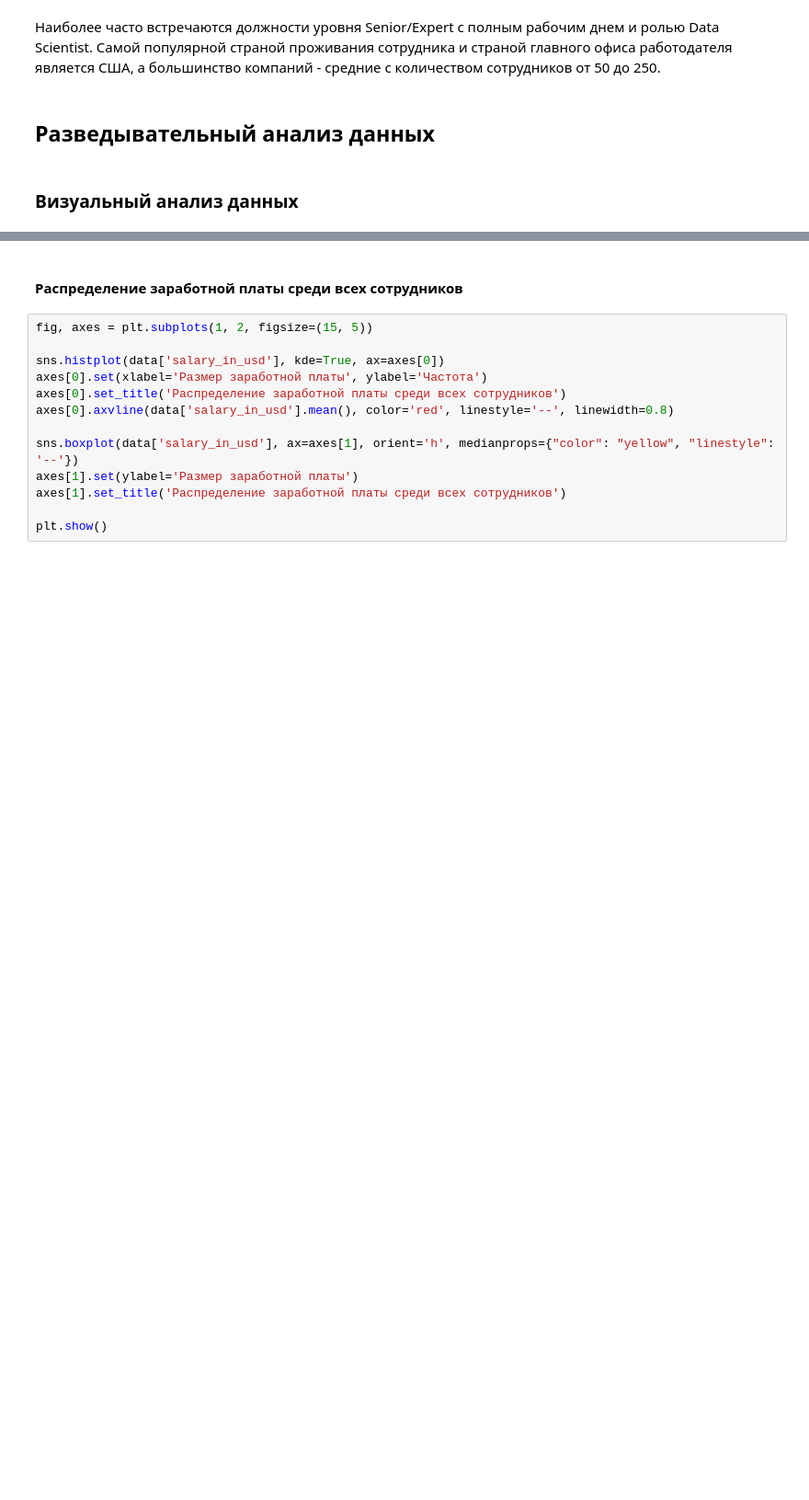
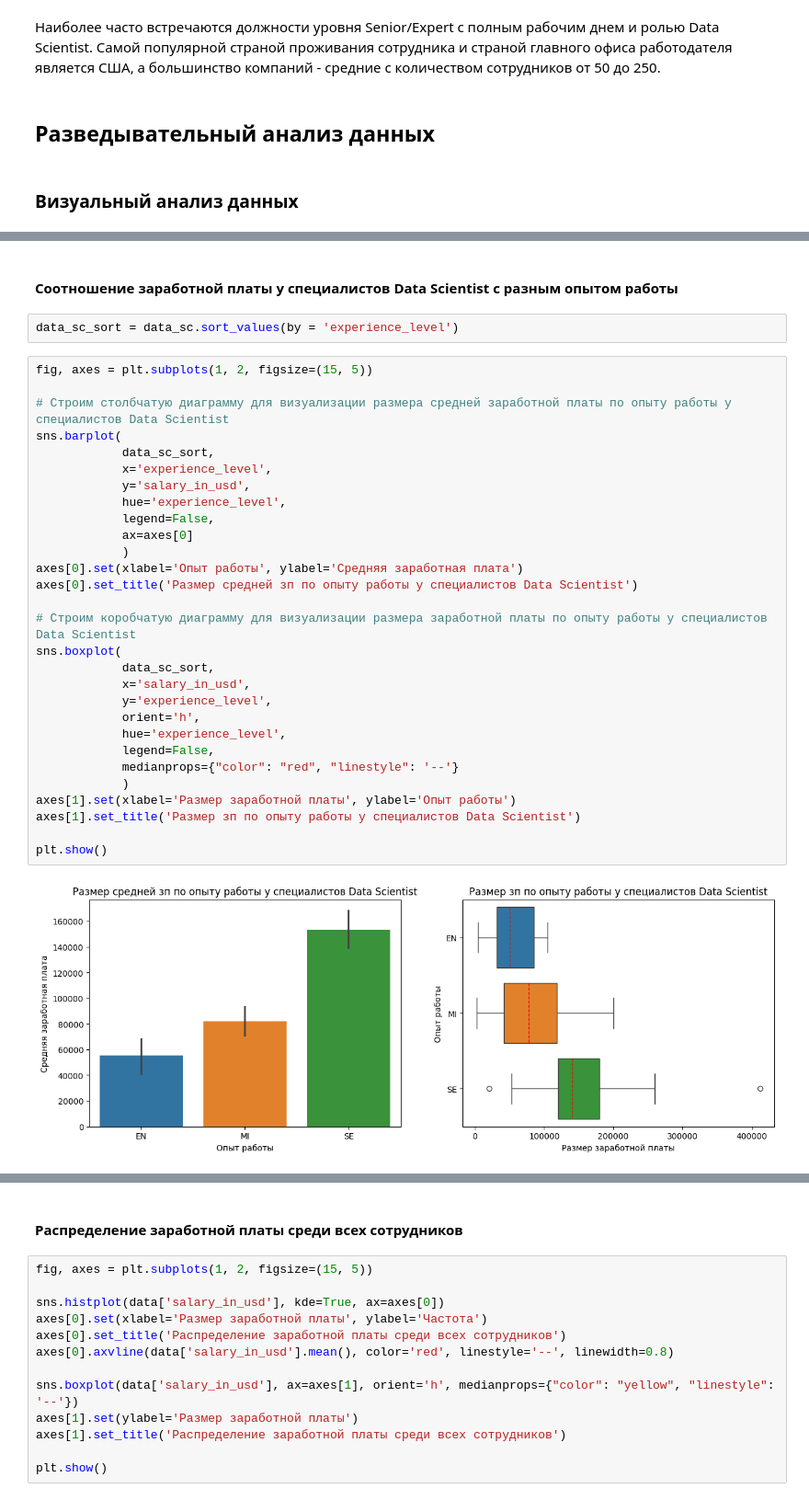
Before and after one commit to LNarnia/new_DS, a Jupyter notebook: Skillfactory/EDA_4/Исследование_данных_HR_агенства.ipynb, the cells around one changed output, grey strips where cells are left out. Shown at 92% size. Saved outputs shown, nothing was run; the diff lists cells and outputs as text; blank space fills up the shorter version.

```diff
--- a/Skillfactory/EDA_4/Исследование_данных_HR_агенства.ipynb
+++ b/Skillfactory/EDA_4/Исследование_данных_HR_агенства.ipynb
@@ -130,0 +311,35 @@ data.describe(include=['object'])
+# %% [markdown]
+#### Соотношение заработной платы у специалистов Data Scientist с разным опытом работы
+# %%
+data_sc_sort = data_sc.sort_values(by = 'experience_level')
+# %%
+fig, axes = plt.subplots(1, 2, figsize=(15, 5))
+
+# Строим столбчатую диаграмму для визуализации размера средней заработной платы по опыту работы у специалистов Data Scientist
+sns.barplot(
+            data_sc_sort,
+            x='experience_level',
+            y='salary_in_usd',
+            hue='experience_level',
+            legend=False,
+            ax=axes[0]
+            )
+axes[0].set(xlabel='Опыт работы', ylabel='Средняя заработная плата')
+axes[0].set_title('Размер средней зп по опыту работы у специалистов Data Scientist')
+
+# Строим коробчатую диаграмму для визуализации размера заработной платы по опыту работы у специалистов Data Scientist
+sns.boxplot(
+            data_sc_sort,
+            x='salary_in_usd',
+            y='experience_level',
+            orient='h',
+            hue='experience_level',
+            legend=False,
+            medianprops={"color": "red", "linestyle": '--'}
+            )
+axes[1].set(xlabel='Размер заработной платы', ylabel='Опыт работы')
+axes[1].set_title('Размер зп по опыту работы у специалистов Data Scientist')
+
+plt.show()
+# %% [output]
+[figure, added]
```
Also changed, not shown: parts of 23 cells of this notebook.
